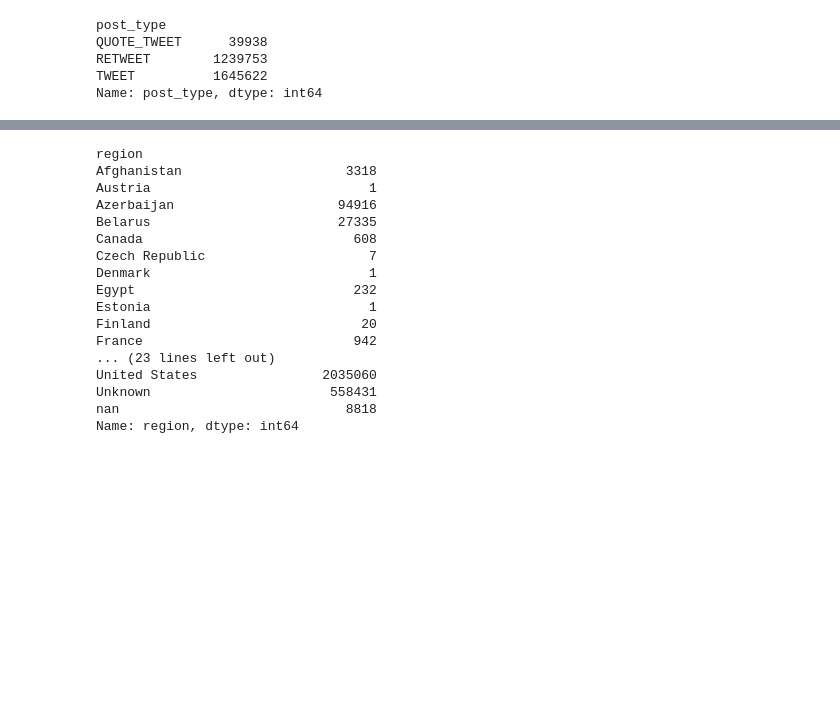
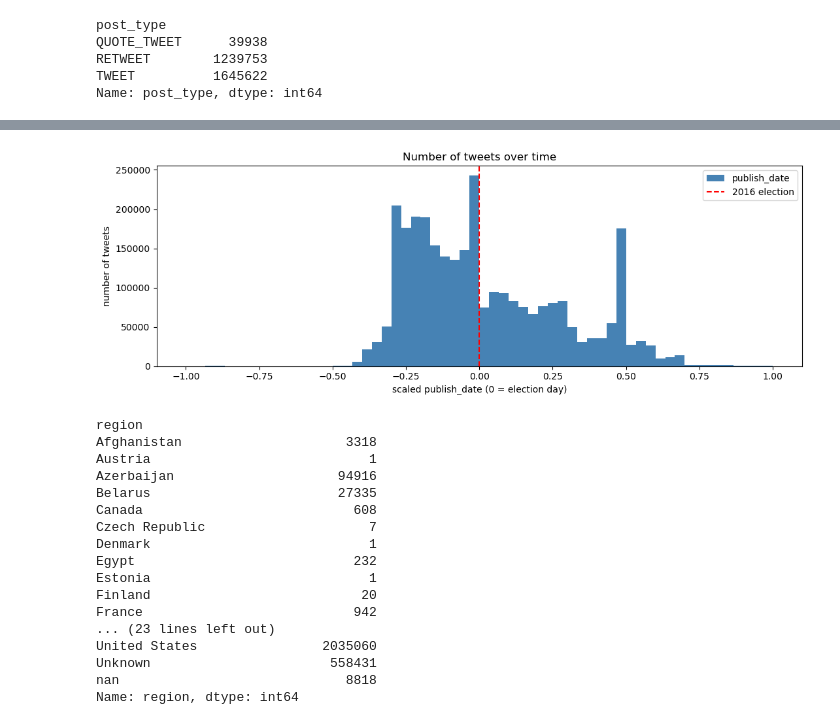
Before and after one commit to amanokundesu/ML_Final_Project, a Jupyter notebook: ml_final_project_v2.ipynb, the cells around one changed output, grey strips where cells are left out. Cells and saved outputs as stored; diff of their text form; code cells hidden in the pictures; blank space fills up the shorter version.

```diff
--- a/ml_final_project_v2.ipynb
+++ b/ml_final_project_v2.ipynb
@@ -135,3 +161,15 @@ Name: post_type, dtype: int64
+# %%
+fig, ax = plt.subplots(figsize=(11, 4))
+cleaned_df["publish_date"].plot(kind="hist", bins=60, ax=ax, color="steelblue")
+ax.axvline(0, color="red", linestyle="--", label="2016 election")
+ax.set_title("Number of tweets over time")
+ax.set_xlabel("scaled publish_date (0 = election day)")
+ax.set_ylabel("number of tweets")
+ax.legend()
+plt.tight_layout()
+plt.show()
+# %% [output]
+[figure, added]
 # %%
 cleaned_df["region"].groupby(cleaned_df["region"]).count()
 # %% [output]
```
Also changed, not shown: parts of 7 cells of this notebook, 1 other file.
